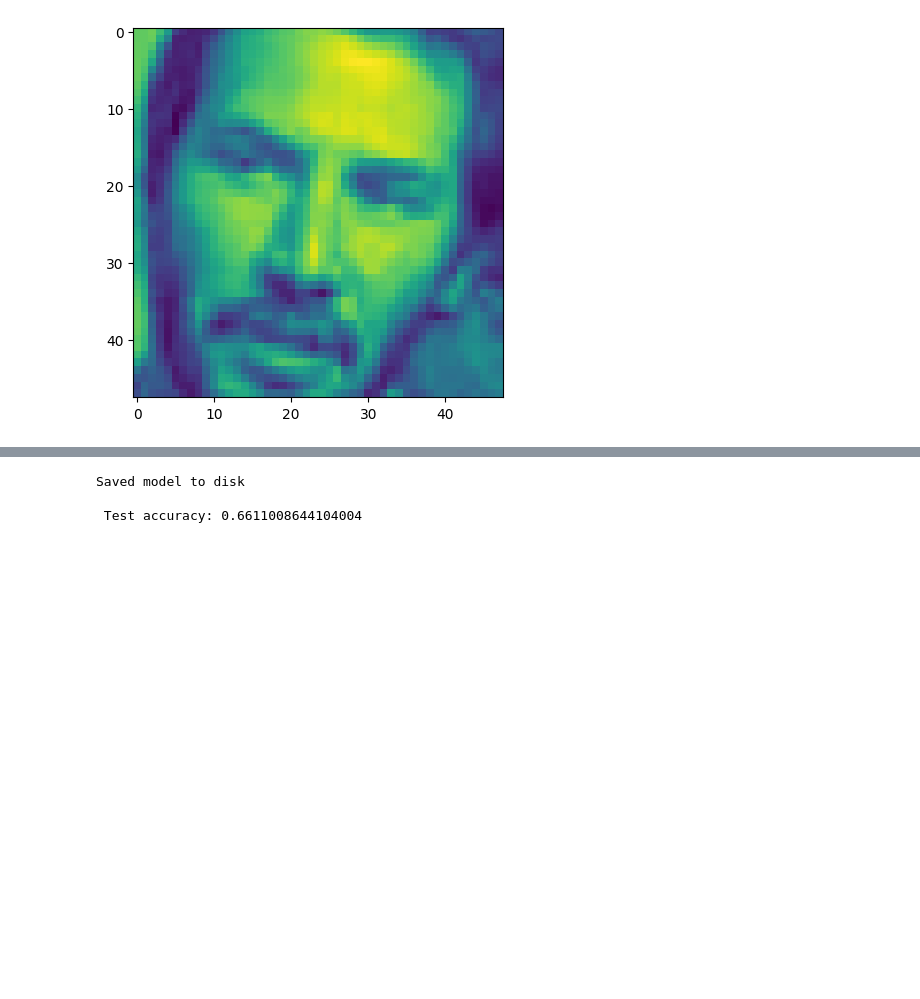
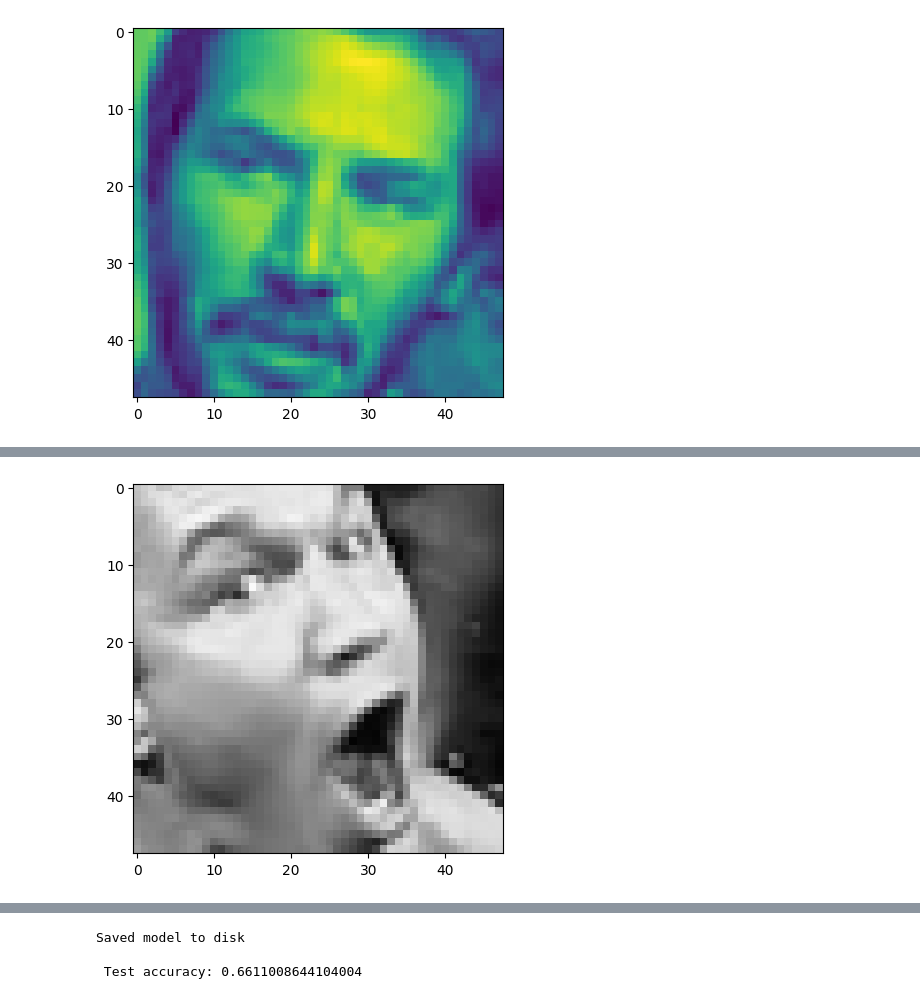
Before and after one commit to AryaKoureshi/Emotion-Detection, a Jupyter notebook: EmotionDetection.ipynb, the cells around one changed output, grey strips where cells are left out. Saved outputs shown, nothing was run; the diff lists cells and outputs as text; code cells hidden in the pictures; blank space fills up the shorter version.

```diff
--- a/EmotionDetection.ipynb
+++ b/EmotionDetection.ipynb
@@ -199,0 +208,84 @@ Epoch 40/40
+# %%
+# loading data
+x_train = []
+y_train = []
+x_test = []
+y_test = []
+
+cnt = 0
+for temp in ["angry", "fearful", "happy", "neutral", "sad", "surprised"]:
+    if temp == "angry":
+        label = 0
+    elif temp == "fearful":
+        label = 1
+    elif temp == "happy":
+        label = 2
+    elif temp == "neutral":
+        label = 3
+    elif temp == "sad":
+        label = 4
+    elif temp == "surprised":
+        label = 5
+    #elif temp == "disgusted":
+        #label = 6
+
+    path = "/content/train/{}/".format(temp)
+    images = glob.glob(path + "*.png")
+    images.sort()
+    for x in images:
+       image = cv2.imread(x)
+       image = image / 255
+       image = trans.resize(image,(height,weight))
+       y_train.append(label)
+       x_train.append(image)
+
+    path = "/content/test/{}/".format(temp)
+    images = glob.glob(path + "*.png")
+    images.sort()
+    for x in images:
+       image = cv2.imread(x)
+       image = image / 255
+       image = trans.resize(image,(height,weight))
+       y_test.append(label)
+       x_test.append(image)
+    if cnt <= numClasses:
+      plt.figure()
+      plt.imshow(image)
+    cnt += 1
+
+# preparing data
+x_train = np.array(x_train)
+y_train = np.array(y_train)
+x_test = np.array(x_test)
+y_test = np.array(y_test)
+x_train = np.reshape(x_train, (len(x_train), height, weight, 3))
+x_test = np.reshape(x_test, (len(x_test), height, weight, 3))
+y_train= to_categorical(y_train, num_classes=numClasses)
+y_test = to_categorical(y_test, num_classes=numClasses)
+
+def model2(input_shape, num_classes):
+  model = VGG16(weights='imagenet', include_top=False, input_shape=input_shape)
+  # Freeze the pre-trained layers to avoid overfitting
+  for layer in model.layers:
+      layer.trainable = False
+
+  # Add custom classification head on top of VGG
+  x = Flatten()(model.output)
+  x = Dense(256, activation='relu')(x)
+  x = Dropout(0.5)(x)
+  predictions = Dense(num_classes, activation='softmax')(x)
+
+  new_model = Model(inputs=model.input, outputs=predictions)
+  new_model.compile(optimizer='adam',
+                    loss='categorical_crossentropy',
+                    metrics=['accuracy'])
+
+  return new_model
+
+model = model2((height,weight,3), numClasses)
+history = model.fit(x_train, y_train,
+                    epochs=40,
+                    verbose=1,
+                    batch_size=64,
+                    validation_data=(x_test, y_test))
+# %% [output]
@@ -199,0 +309 @@ Epoch 40/40
+[figure, added]
```
Also changed, not shown: parts of 7 cells of this notebook.
